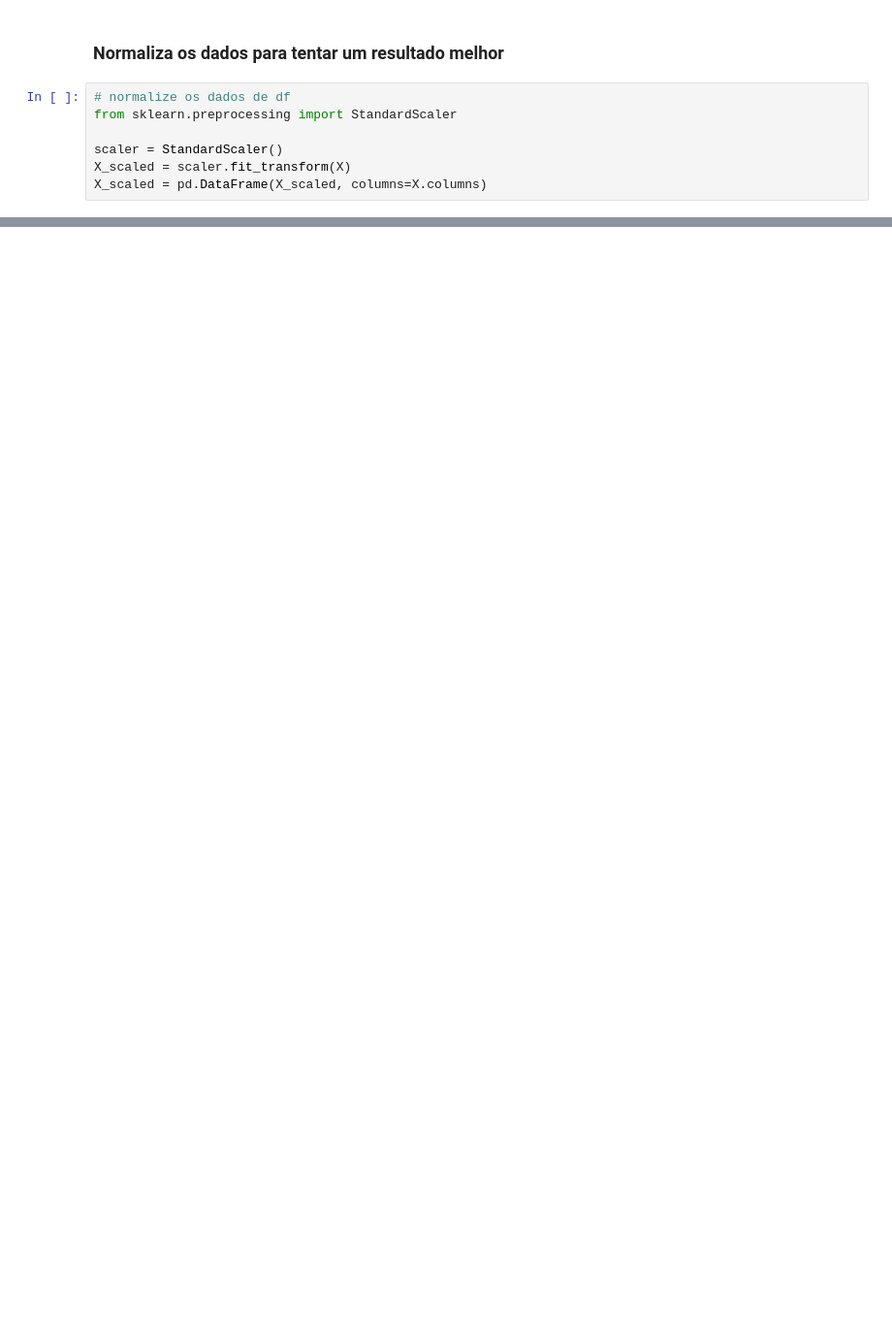
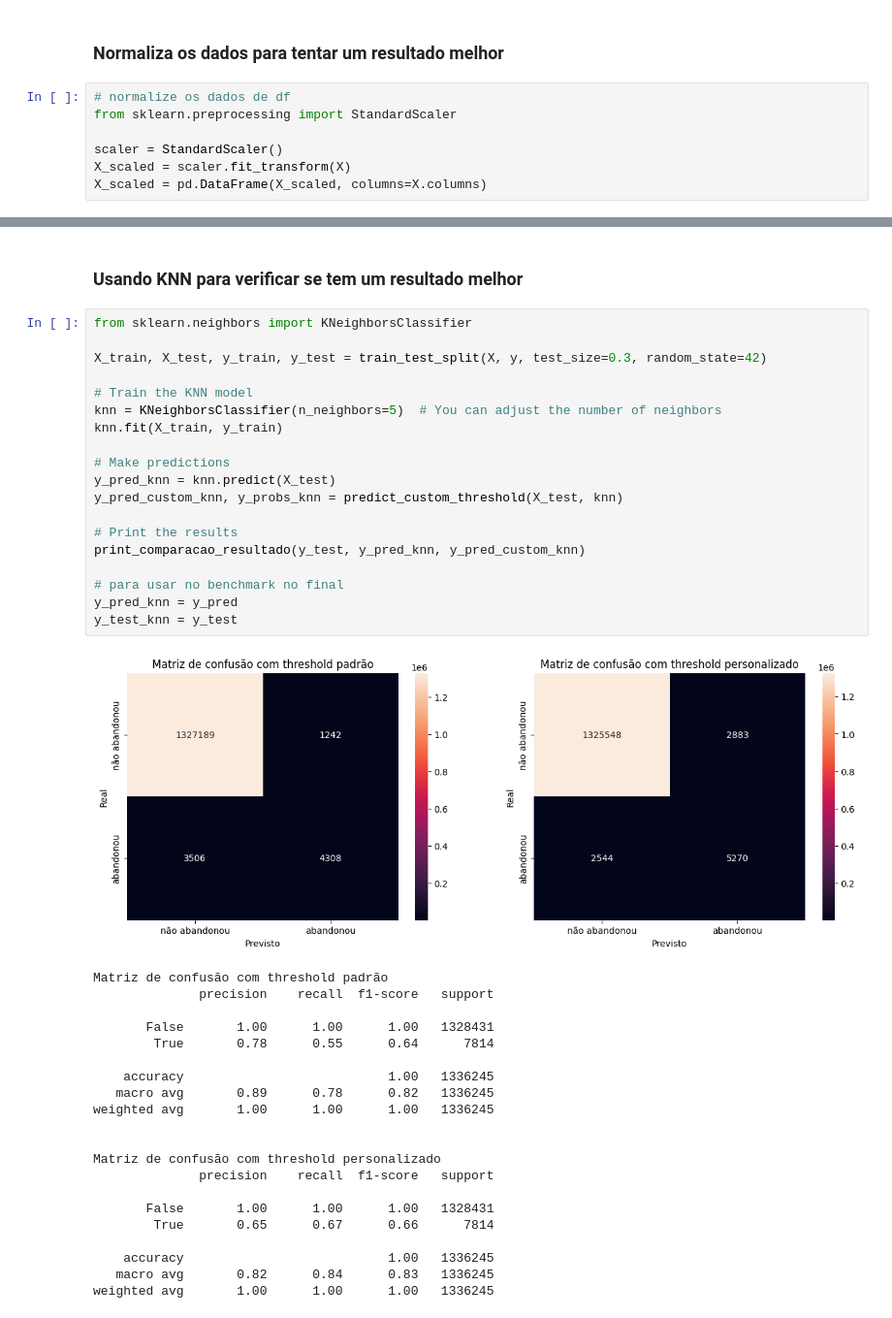
Before and after one commit to clairtonluz/MBA-em-ciencia-de-dados, a Jupyter notebook: Trabalho Final/trabalho.ipynb, the cells around one changed output, grey strips where cells are left out. Shown at 97% size. Saved outputs shown, nothing was run; the diff lists cells and outputs as text; blank space fills up the shorter version.

```diff
--- a/Trabalho Final/trabalho.ipynb
+++ b/Trabalho Final/trabalho.ipynb
@@ -768,0 +810,43 @@ plt.show()
+# %% [markdown]
+### Usando KNN para verificar se tem um resultado melhor
+# %%
+from sklearn.neighbors import KNeighborsClassifier
+
+X_train, X_test, y_train, y_test = train_test_split(X, y, test_size=0.3, random_state=42)
+
+# Train the KNN model
+knn = KNeighborsClassifier(n_neighbors=5)  # You can adjust the number of neighbors
+knn.fit(X_train, y_train)
+
+# Make predictions
+y_pred_knn = knn.predict(X_test)
+y_pred_custom_knn, y_probs_knn = predict_custom_threshold(X_test, knn)
+
+# Print the results
+print_comparacao_resultado(y_test, y_pred_knn, y_pred_custom_knn)
+
+# para usar no benchmark no final
+y_pred_knn = y_pred
+y_test_knn = y_test
+# %% [output]
+[figure, added]
+Matriz de confusão com threshold padrão
+              precision    recall  f1-score   support
+
+       False       1.00      1.00      1.00   1328431
+        True       0.78      0.55      0.64      7814
+
+    accuracy                           1.00   1336245
+   macro avg       0.89      0.78      0.82   1336245
+weighted avg       1.00      1.00      1.00   1336245
+
+
+Matriz de confusão com threshold personalizado
+              precision    recall  f1-score   support
+
+       False       1.00      1.00      1.00   1328431
+        True       0.65      0.67      0.66      7814
+
+    accuracy                           1.00   1336245
+   macro avg       0.82      0.84      0.83   1336245
+weighted avg       1.00      1.00      1.00   1336245
```
Also changed, not shown: parts of 34 cells of this notebook, 2 other files.
